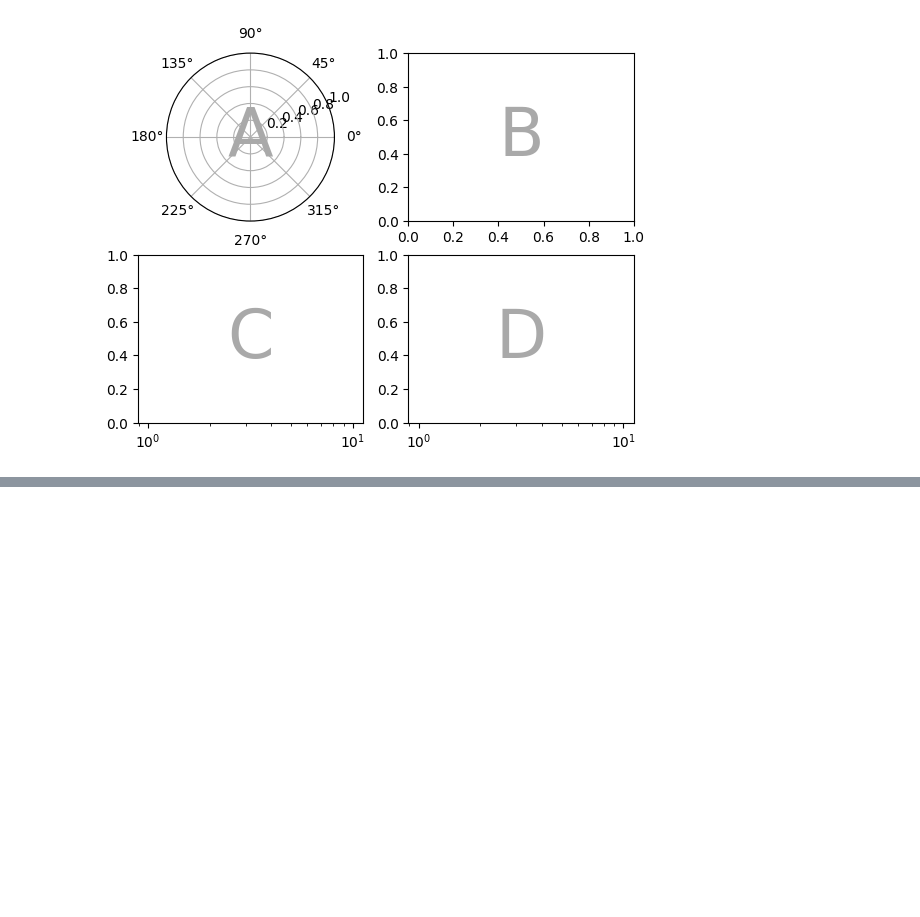
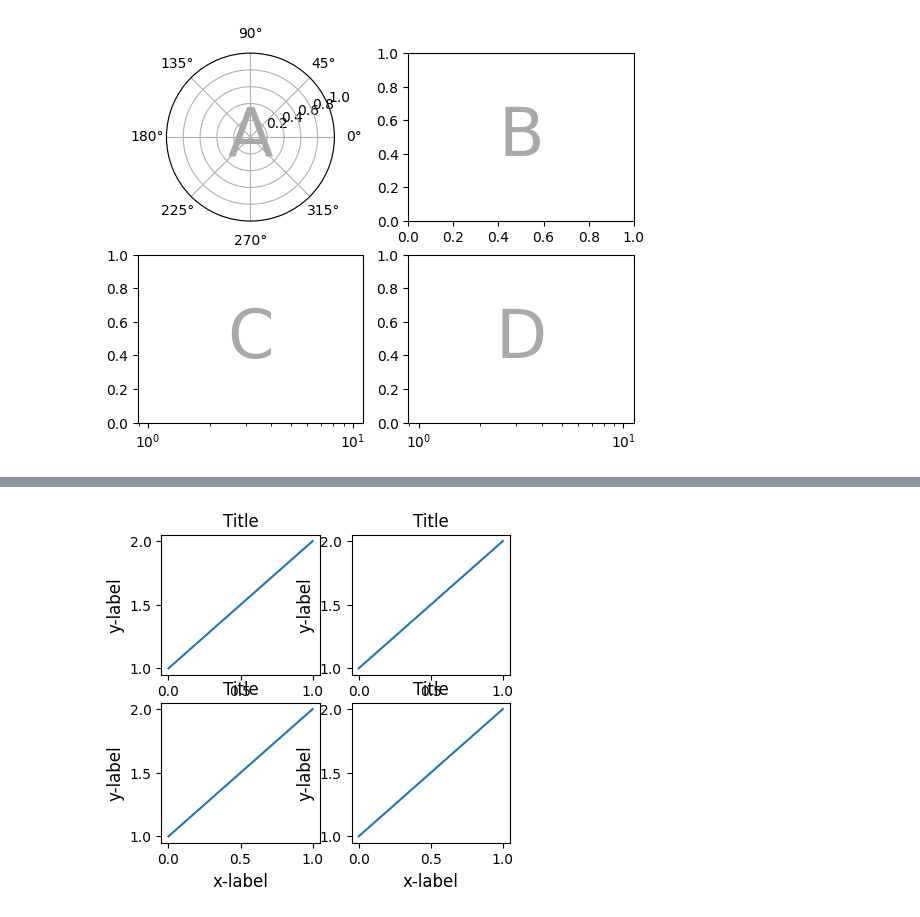
Before and after one commit to manasesmutembei11/ML, a Jupyter notebook: matplotlib/matplotlib_axes&subplots.ipynb, the cells around one changed output, grey strips where cells are left out. Cells and saved outputs as stored; diff of their text form; code cells hidden in the pictures; blank space fills up the shorter version.

```diff
--- a/matplotlib/matplotlib_axes&subplots.ipynb
+++ b/matplotlib/matplotlib_axes&subplots.ipynb
@@ -763,0 +805,7 @@ identify_axes(axd)
+# %%
+#Layout = none
+fig, axs = plt.subplots(2, 2, layout=None)
+for ax in axs.flat:
+    example_plot(ax)
+# %% [output]
+[figure, added]
```
Also changed, not shown: parts of 7 cells of this notebook.
